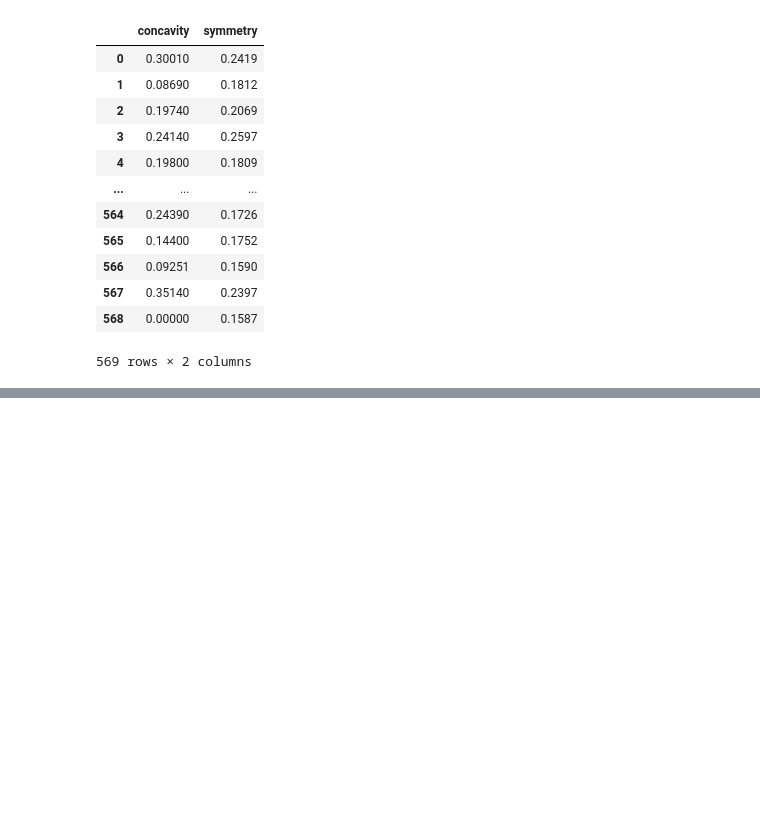
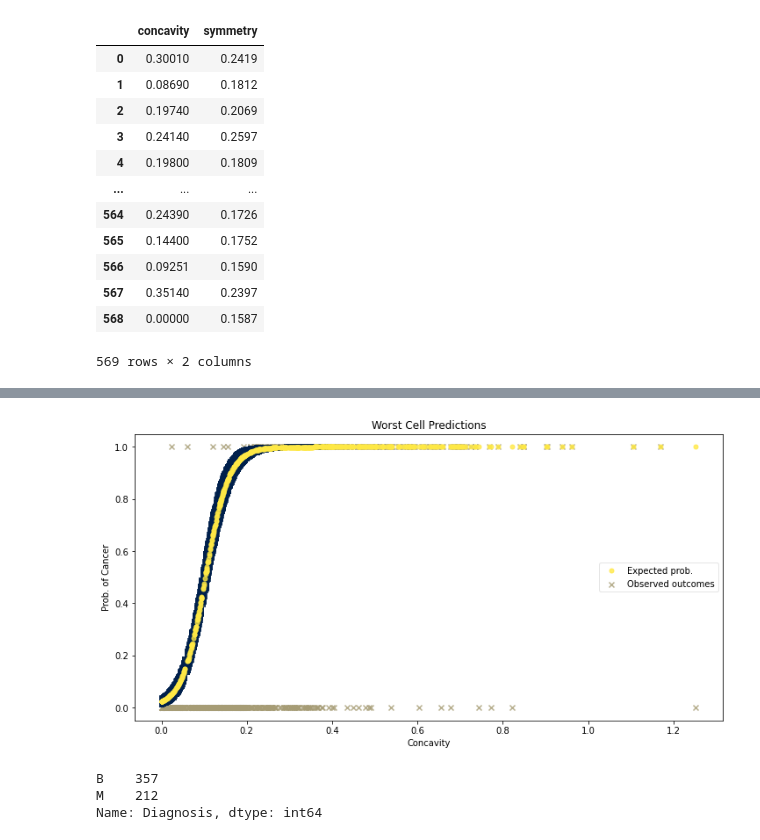
Before and after one commit to bencosgro/Bayes_Project, a Jupyter notebook: Bayes_Project_Jupyter.ipynb, the cells around one changed output, grey strips where cells are left out. Cells and saved outputs as stored; diff of their text form; code cells hidden in the pictures; blank space fills up the shorter version.

Commit message:
added predictions

```diff
--- a/Bayes_Project_Jupyter.ipynb
+++ b/Bayes_Project_Jupyter.ipynb
@@ -276,0 +305,10 @@ plt.grid()  # add a grid to the plot
+# %%
+predictors_out_of_sample = dat_worst['concavity']
+outcomes_out_of_sample = dat_worst['Diagnosis']
+with model:
+    # update values of predictors:
+    pm.set_data({"pred": predictors_out_of_sample})
+    # use the updated values and predict outcomes and probabilities:
+    model_preds = pm.sample_posterior_predictive(
+        trace, var_names = ["p"],random_seed = 101
+    )["p"]
@@ -276,0 +317,56 @@ plt.grid()  # add a grid to the plot
+# %%
+_, ax = plt.subplots(figsize=(12, 6))
+
+# uncertainty about the estimates:
+ax.plot(
+    [predictors_out_of_sample, predictors_out_of_sample],
+    az.hpd(model_preds).T,
+    lw=6,
+    color="#00204C",
+    alpha=0.8,
+)
+# expected probability of success:
+ax.plot(
+    predictors_out_of_sample,
+    model_preds.mean(0),
+    "o",
+    ms=5,
+    color="#FFE945",
+    alpha=0.8,
+    label="Expected prob.",
+)
+numerical_diagnosis = []
+
+for x in outcomes_out_of_sample:
+        if x == 'M':
+            y=1
+        elif x == 'B':
+            y=0
+        numerical_diagnosis.append(y)
+
+pd.DataFrame(r)
+# actual outcomes:
+ax.scatter(
+
+    x=predictors_out_of_sample,
+    y=numerical_diagnosis,
+    marker="x",
+    color="#A69C75",
+    alpha=0.8,
+    label="Observed outcomes",
+)
+
+
+
+ax.set_xlabel("Concavity")
+ax.set_ylabel("Prob. of Cancer")
+ax.set_title("Worst Cell Predictions")
+ax.legend(fontsize=10, frameon=True, framealpha=0.5);
+# %% [output]
+[figure, added]
+# %%
+dat_worst['Diagnosis'].value_counts()
+# %% [output]
+B    357
+M    212
+Name: Diagnosis, dtype: int64
```
Also changed, not shown: parts of 29 cells of this notebook.
